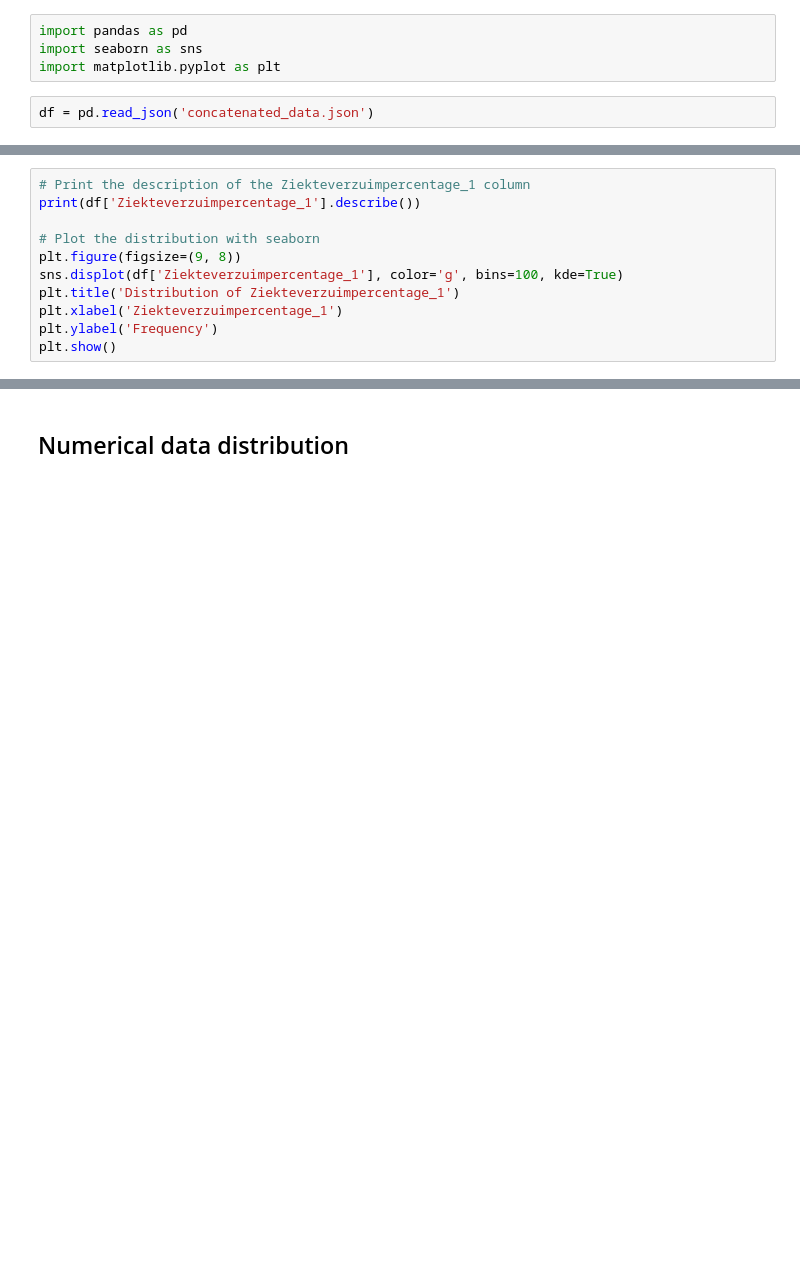
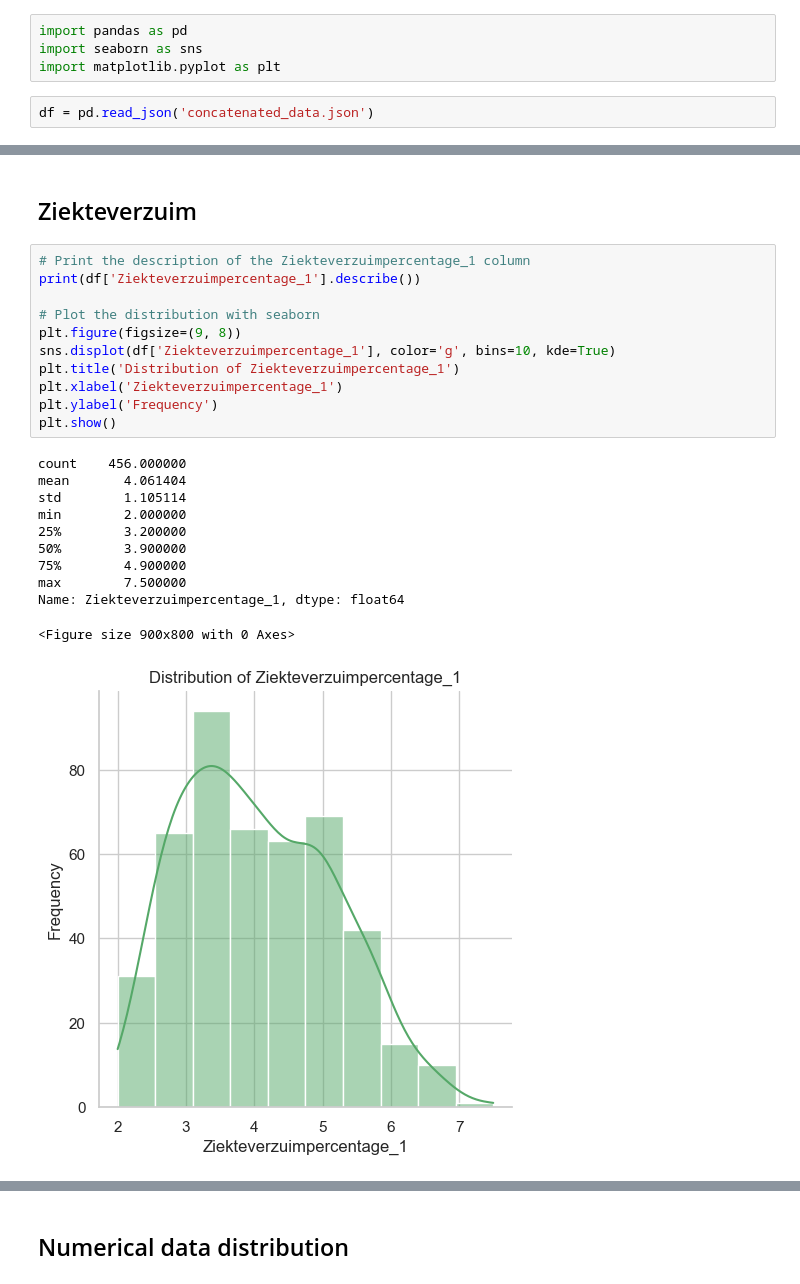
Before and after one commit to evdhout/uwv, a Jupyter notebook: uwv/ingestion/EDA.ipynb, the cells around one changed output, grey strips where cells are left out. Cells and saved outputs as stored; diff of their text form; blank space fills up the shorter version.

```diff
--- a/uwv/ingestion/EDA.ipynb
+++ b/uwv/ingestion/EDA.ipynb
@@ -11,11 +37,25 @@ df.info(verbose=True, show_counts=True) #verbose is true because it otherwise do
+# %% [markdown]
+## Ziekteverzuim
 # %%
 # Print the description of the Ziekteverzuimpercentage_1 column
 print(df['Ziekteverzuimpercentage_1'].describe())
 
 # Plot the distribution with seaborn
 plt.figure(figsize=(9, 8))
-sns.displot(df['Ziekteverzuimpercentage_1'], color='g', bins=100, kde=True)
+sns.displot(df['Ziekteverzuimpercentage_1'], color='g', bins=10, kde=True)
 plt.title('Distribution of Ziekteverzuimpercentage_1')
 plt.xlabel('Ziekteverzuimpercentage_1')
 plt.ylabel('Frequency')
 plt.show()
+# %% [output]
+count    456.000000
+mean       4.061404
+std        1.105114
+min        2.000000
+25%        3.200000
+50%        3.900000
+75%        4.900000
+max        7.500000
+Name: Ziekteverzuimpercentage_1, dtype: float64
+<Figure size 900x800 with 0 Axes>
+[figure, added]
```
Also changed, not shown: parts of 8 cells of this notebook.
